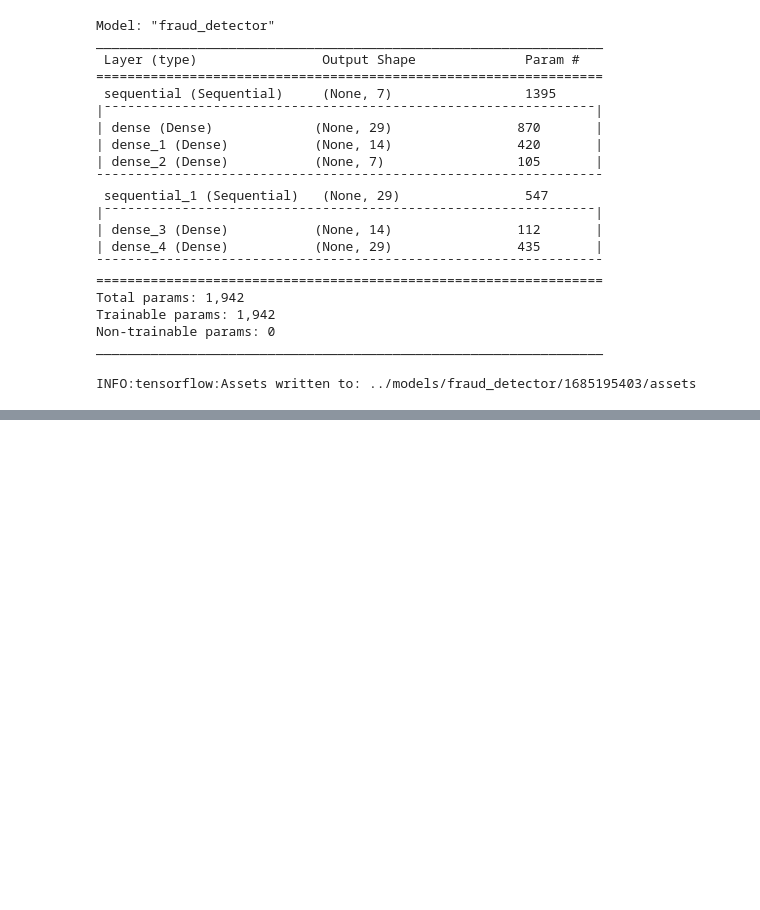
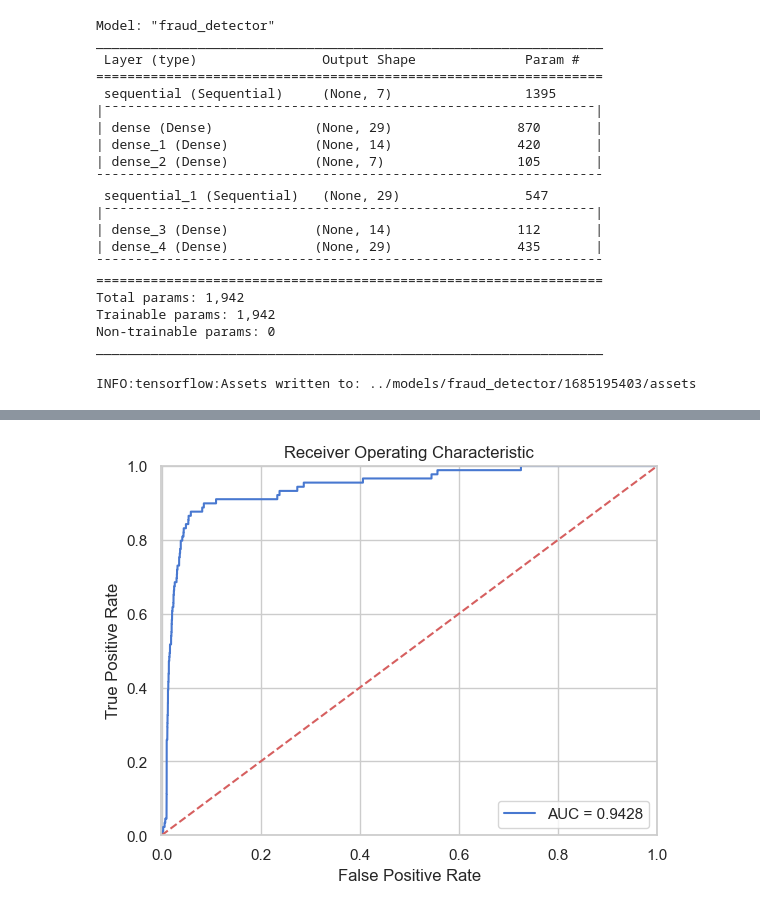
Before and after one commit to autrefois/SAD, a Jupyter notebook: train/train-tf.ipynb, the cells around one changed output, grey strips where cells are left out. Drawn from its saved outputs; the diff is of its cells as text; code cells hidden in the pictures; blank space fills up the shorter version.

```diff
--- a/train/train-tf.ipynb
+++ b/train/train-tf.ipynb
@@ -232,4 +230,7 @@ INFO:tensorflow:Assets written to: ../models/fraud_detector/1685195403/assets
 plt.plot(history.history["loss"], label="Training Loss")
 plt.plot(history.history["val_loss"], label="Validation Loss")
 plt.legend()
+# %%
+filepath = f'../models/fraud_detector/1685195403'
+model = tf.keras.models.load_model(filepath)
 # %%
@@ -257,7 +283,6 @@ mse
 # %%
-predictions = autoencoder.predict(test)
+predictions = model.predict(test_x)
 mse = np.mean(np.power(test_x - predictions, 2), axis=1)
 error_df = pd.DataFrame({'reconstruction_error': mse,
                         'true_class': test_y})
 error_df.describe()
-test
@@ -276,20 +317,20 @@ _ = ax.hist(fraud_error_df.reconstruction_error.values, bins=10)
 # %%
-from sklearn.metrics import (confusion_matrix, precision_recall_curve, auc,
-                             roc_curve, recall_score, classification_report, f1_score,
-                             precision_recall_fscore_support)
+from sklearn.metrics import (confusion_matrix, precision_recall_curve, auc, roc_curve)
 
 fpr, tpr, thresholds = roc_curve(error_df.true_class, error_df.reconstruction_error)
 roc_auc = auc(fpr, tpr)
 
 plt.title('Receiver Operating Characteristic')
 plt.plot(fpr, tpr, label='AUC = %0.4f' % roc_auc)
 plt.legend(loc='lower right')
 plt.plot([0, 1], [0, 1], 'r--')
 plt.xlim([-0.001, 1])
 plt.ylim([0, 1.001])
 plt.ylabel('True Positive Rate')
 plt.xlabel('False Positive Rate')
 plt.show()
+# %% [output]
+[figure, added]
 # %%
 precision, recall, th = precision_recall_curve(error_df.true_class, error_df.reconstruction_error)
 plt.plot(recall, precision, 'b', label='Precision-Recall curve')
```
Also changed, not shown: parts of 18 cells of this notebook.
